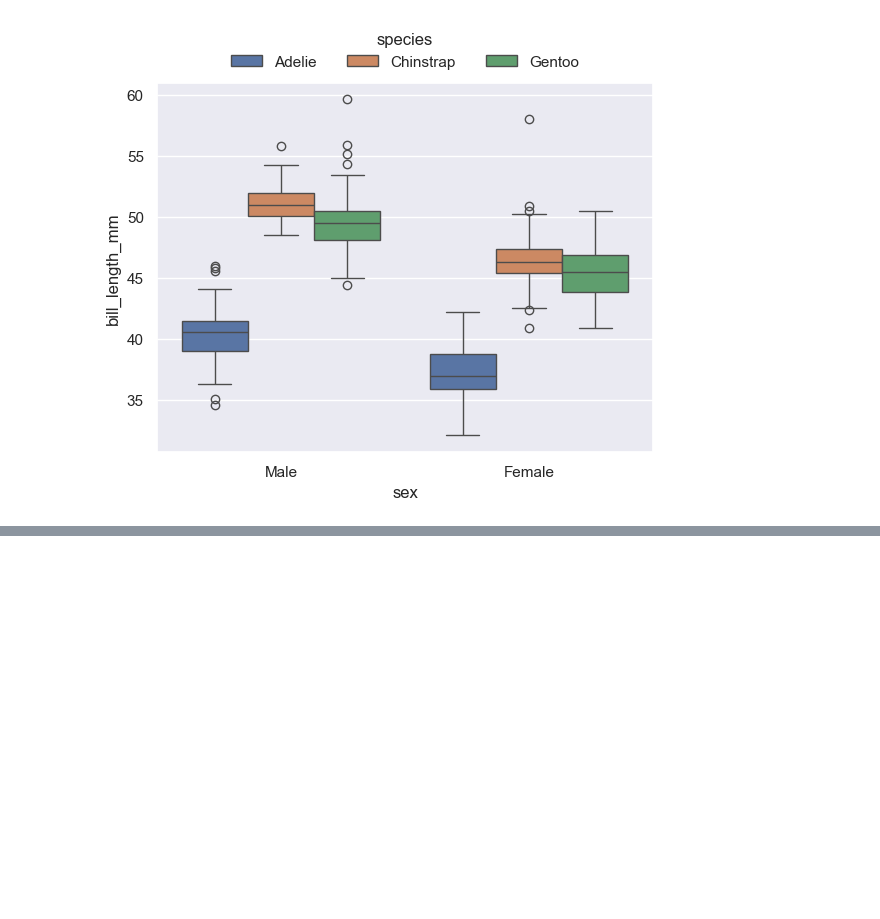
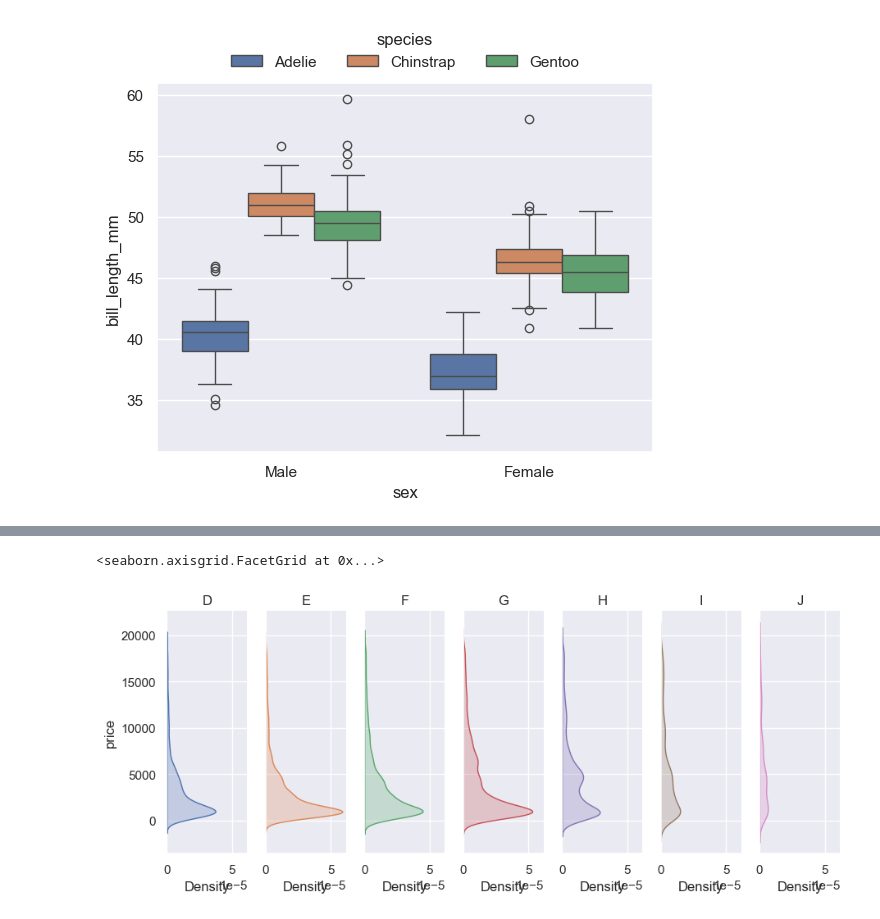
Before and after one commit to rwigren/Plot-quick-ref, a Jupyter notebook: Seaborn_quick_ref.ipynb, the cells around one changed output, grey strips where cells are left out. Saved outputs shown, nothing was run; the diff lists cells and outputs as text; code cells hidden in the pictures; blank space fills up the shorter version.

```diff
--- a/Seaborn_quick_ref.ipynb
+++ b/Seaborn_quick_ref.ipynb
@@ -61,0 +104,10 @@ sns.move_legend(g, 'lower center', bbox_to_anchor=(0.5,1), ncol=3, frameon=False
+# %%
+df = sns.load_dataset('diamonds')
+df = df[['color', 'price']]
+
+
+g = sns.displot(df, col='color', y='price', hue='color', kind='kde', fill=True, aspect=(1/3), height=4, legend=False)
+g.set_titles(col_template="{col_name}")
+# %% [output]
+<seaborn.axisgrid.FacetGrid at 0x...>
+[figure, added]
```
Also changed, not shown: parts of 6 cells of this notebook, 1 other file.
